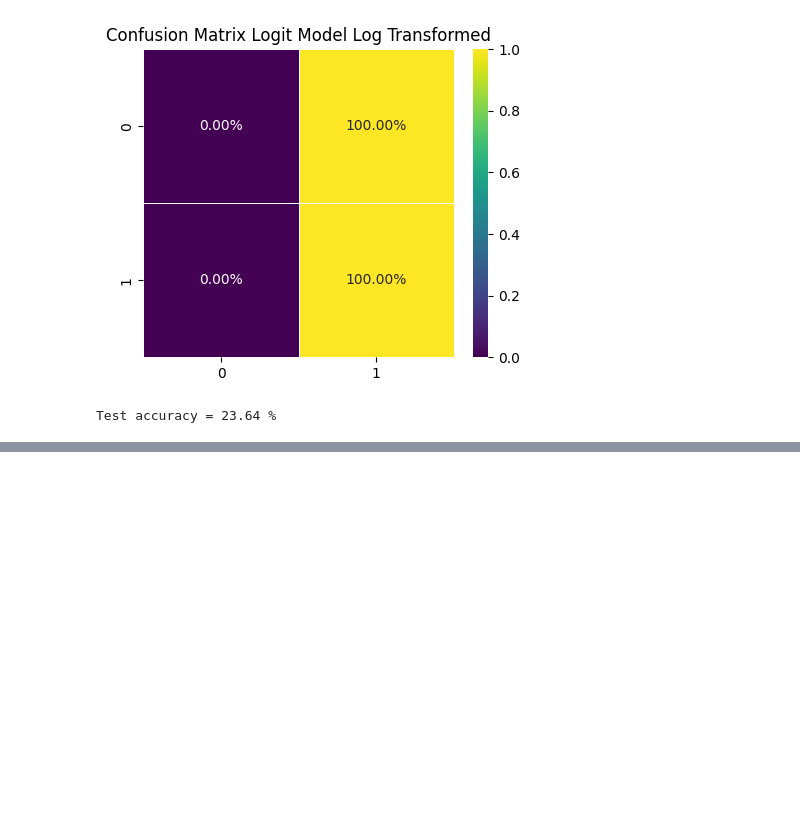
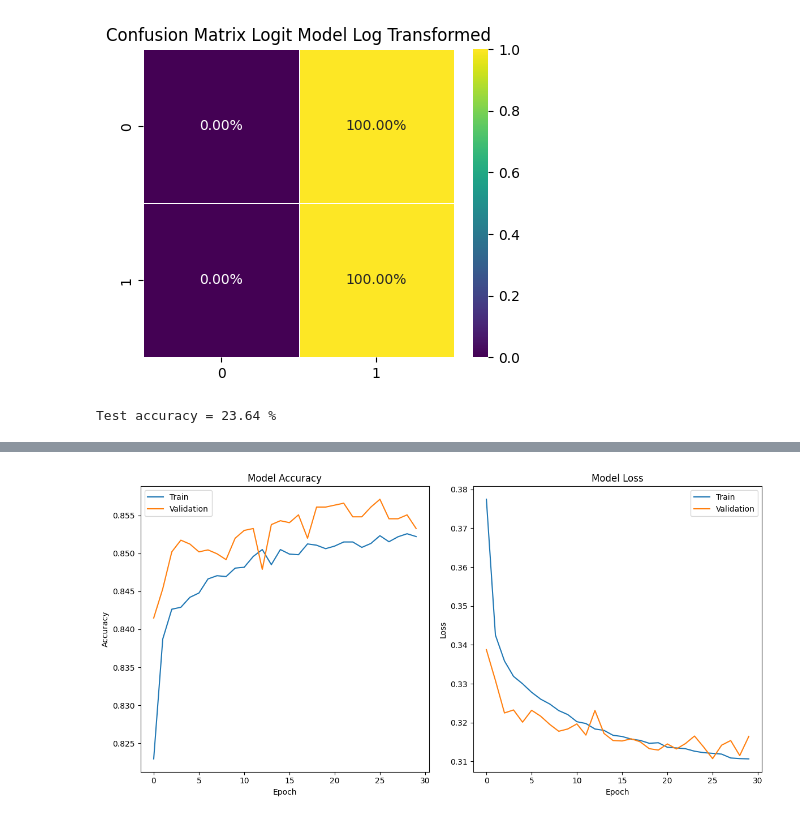
Before and after one commit to simonsymhoven/income-classification, a Jupyter notebook: ic.ipynb, the cells around one changed output, grey strips where cells are left out. Cells and saved outputs as stored; diff of their text form; code cells hidden in the pictures; blank space fills up the shorter version.

```diff
--- a/ic.ipynb
+++ b/ic.ipynb
@@ -833,0 +908,10 @@ Test accuracy = 23.64 %
+# %%
+model = tf.keras.models.Sequential()
+
+model.add(tf.keras.layers.Dense(units=64, activation='relu'))
+model.add(tf.keras.layers.Dense(units=32, activation='relu'))
+model.add(tf.keras.layers.Dense(units=2, activation='relu'))
+model.add(tf.keras.layers.Dense(units=1, activation='sigmoid'))
+model.compile(optimizer = 'adam', loss = 'binary_crossentropy', metrics = ['accuracy'])
+
+history = model.fit(x_train_scaled, y_train_scaled, validation_split=0.1, batch_size = 16, epochs = 30)
@@ -833,0 +936,22 @@ Test accuracy = 23.64 %
+# %%
+fig, axs = plt.subplots(1, 2, figsize=(12, 6))
+
+axs[0].plot(history.history['accuracy'])
+axs[0].plot(history.history['val_accuracy'])
+axs[0].set_title('Model Accuracy')
+axs[0].set_ylabel('Accuracy')
+axs[0].set_xlabel('Epoch')
+axs[0].legend(['Train', 'Validation'], loc='upper left')
+
+axs[1].plot(history.history['loss'])
+axs[1].plot(history.history['val_loss'])
+axs[1].set_title('Model Loss')
+axs[1].set_ylabel('Loss')
+axs[1].set_xlabel('Epoch')
+axs[1].legend(['Train', 'Validation'], loc='upper right')
+
+plt.tight_layout()
+
+plt.show()
+# %% [output]
+[figure, added]
```
Also changed, not shown: parts of 26 cells of this notebook, 1 other file.
